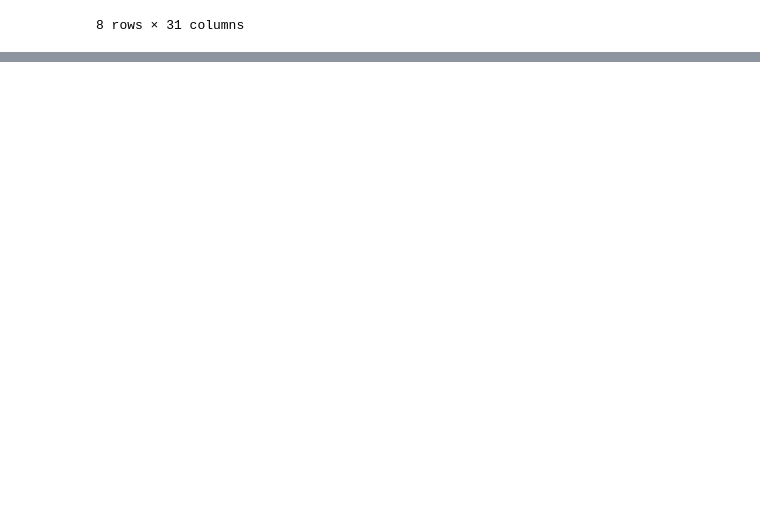
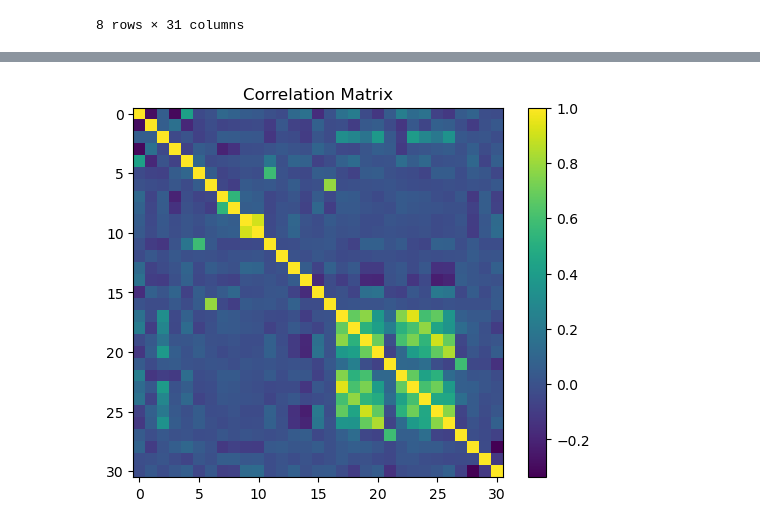
Before and after one commit to pericles-1995/CA_Data_Preparation, a Jupyter notebook: CA_Data_Preparation.ipynb, the cells around one changed output, grey strips where cells are left out. Drawn from its saved outputs; the diff is of its cells as text; code cells hidden in the pictures; blank space fills up the shorter version.

```diff
--- a/CA_Data_Preparation.ipynb
+++ b/CA_Data_Preparation.ipynb
@@ -62,0 +133,9 @@ student_data.describe()
+# %%
+correlation_matrix = student_data.select_dtypes(include=np.number).corr()
+
+plt.imshow(correlation_matrix)
+plt.colorbar()
+plt.title("Correlation Matrix")
+plt.show()
+# %% [output]
+[figure, added]
```
Also changed, not shown: parts of 7 cells of this notebook.
